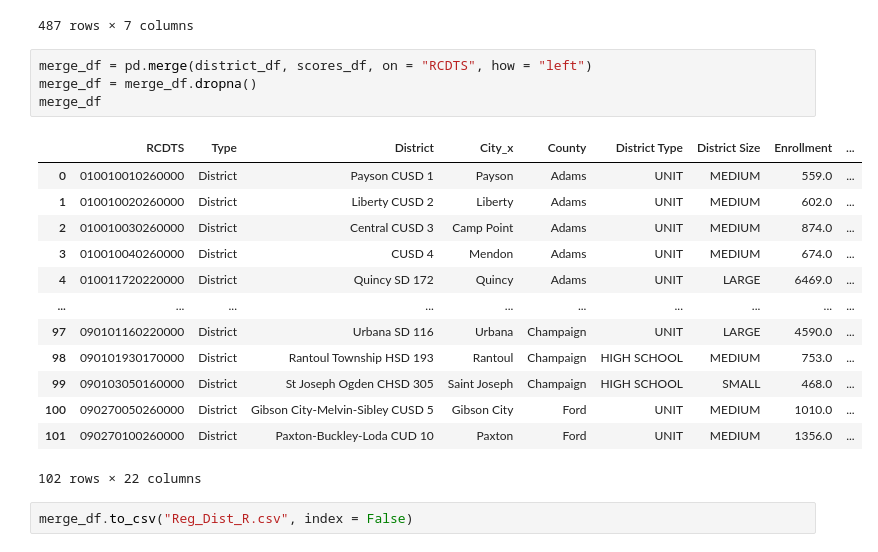
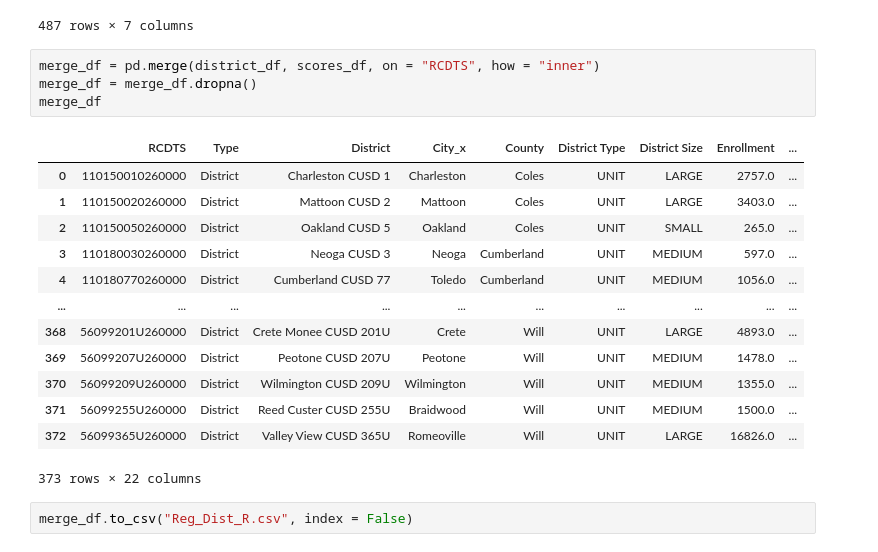
Before and after one commit to morrissey466/Illinois_School_Analysis, a Jupyter notebook: Resources/Regression_District.ipynb, the cells around one changed output. Saved outputs shown, nothing was run; the diff lists cells and outputs as text.

```diff
--- a/Resources/Regression_District.ipynb
+++ b/Resources/Regression_District.ipynb
@@ -58,23 +58,23 @@ scores_df
 | 486 | 56099365U260000 | Will | 365U | Valley View CUSD 365U | Romeoville | 490.3 | 489.1 |
 487 rows × 7 columns
 # %%
-merge_df = pd.merge(district_df, scores_df, on = "RCDTS", how = "left")
+merge_df = pd.merge(district_df, scores_df, on = "RCDTS", how = "inner")
 merge_df = merge_df.dropna()
 merge_df
 # %% [output]
 |  | RCDTS | Type | District | City_x | County | District Type | District Size | Enrollment | ... |
-| 0 | 010010010260000 | District | Payson CUSD 1 | Payson | Adams | UNIT | MEDIUM | 559.0 | ... |
-| 1 | 010010020260000 | District | Liberty CUSD 2 | Liberty | Adams | UNIT | MEDIUM | 602.0 | ... |
-| 2 | 010010030260000 | District | Central CUSD 3 | Camp Point | Adams | UNIT | MEDIUM | 874.0 | ... |
-| 3 | 010010040260000 | District | CUSD 4 | Mendon | Adams | UNIT | MEDIUM | 674.0 | ... |
-| 4 | 010011720220000 | District | Quincy SD 172 | Quincy | Adams | UNIT | LARGE | 6469.0 | ... |
+| 0 | 110150010260000 | District | Charleston CUSD 1 | Charleston | Coles | UNIT | LARGE | 2757.0 | ... |
+| 1 | 110150020260000 | District | Mattoon CUSD 2 | Mattoon | Coles | UNIT | LARGE | 3403.0 | ... |
+| 2 | 110150050260000 | District | Oakland CUSD 5 | Oakland | Coles | UNIT | SMALL | 265.0 | ... |
+| 3 | 110180030260000 | District | Neoga CUSD 3 | Neoga | Cumberland | UNIT | MEDIUM | 597.0 | ... |
+| 4 | 110180770260000 | District | Cumberland CUSD 77 | Toledo | Cumberland | UNIT | MEDIUM | 1056.0 | ... |
 | ... | ... | ... | ... | ... | ... | ... | ... | ... | ... |
-| 97 | 090101160220000 | District | Urbana SD 116 | Urbana | Champaign | UNIT | LARGE | 4590.0 | ... |
-| 98 | 090101930170000 | District | Rantoul Township HSD 193 | Rantoul | Champaign | HIGH SCHOOL | MEDIUM | 753.0 | ... |
-| 99 | 090103050160000 | District | St Joseph Ogden CHSD 305 | Saint Joseph | Champaign | HIGH SCHOOL | SMALL | 468.0 | ... |
-| 100 | 090270050260000 | District | Gibson City-Melvin-Sibley CUSD 5 | Gibson City | Ford | UNIT | MEDIUM | 1010.0 | ... |
-| 101 | 090270100260000 | District | Paxton-Buckley-Loda CUD 10 | Paxton | Ford | UNIT | MEDIUM | 1356.0 | ... |
+| 368 | 56099201U260000 | District | Crete Monee CUSD 201U | Crete | Will | UNIT | LARGE | 4893.0 | ... |
+| 369 | 56099207U260000 | District | Peotone CUSD 207U | Peotone | Will | UNIT | MEDIUM | 1478.0 | ... |
+| 370 | 56099209U260000 | District | Wilmington CUSD 209U | Wilmington | Will | UNIT | MEDIUM | 1355.0 | ... |
+| 371 | 56099255U260000 | District | Reed Custer CUSD 255U | Braidwood | Will | UNIT | MEDIUM | 1500.0 | ... |
+| 372 | 56099365U260000 | District | Valley View CUSD 365U | Romeoville | Will | UNIT | LARGE | 16826.0 | ... |
-102 rows × 22 columns
+373 rows × 22 columns
 # %%
 merge_df.to_csv("Reg_Dist_R.csv", index = False)
 # %%
```
Also changed, not shown: parts of 2 cells of this notebook, 3 other files.
